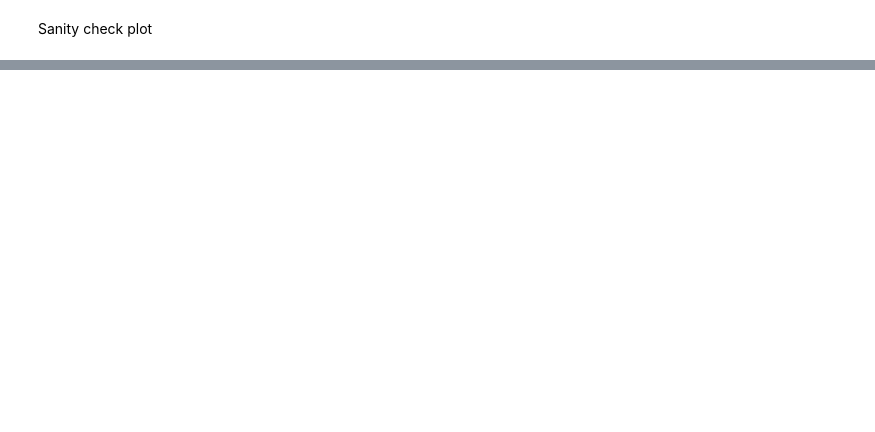
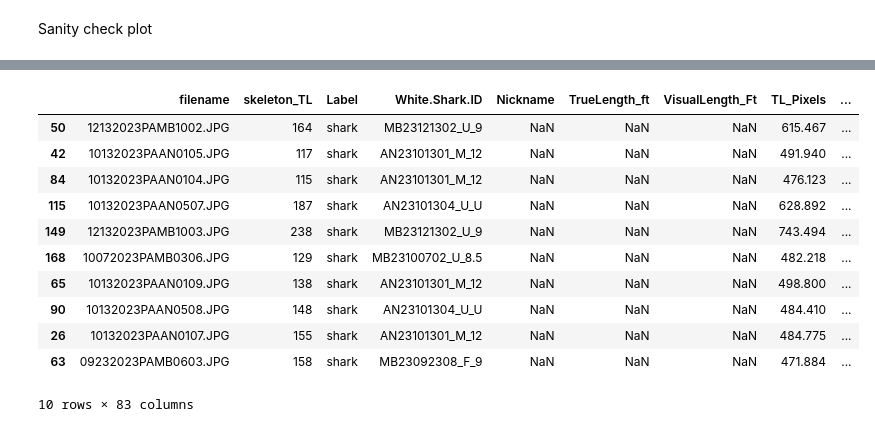
Before and after one commit to alexandradigiacomo/sharkbody_seg, a Jupyter notebook: notebooks/test_offline_eval.ipynb, the cells around one changed output, grey strips where cells are left out. Cells and saved outputs as stored; diff of their text form; code cells hidden in the pictures; blank space fills up the shorter version.

Commit message:
testing of high residual cases

```diff
--- a/notebooks/test_offline_eval.ipynb
+++ b/notebooks/test_offline_eval.ipynb
@@ -14,6 +14,6 @@ def skeleton(mask):
     skeleton = skeletonize(mask)
     return skeleton
 
-def skeleton_TL(mask):
+def skeleton_length(mask):
     skeleton_length = np.sum(skeletonize(mask))
     return skeleton_length
@@ -84,0 +135,19 @@ df_meta
+# %%
+merged_df['abs_resid'] = (merged_df['TL_Pixels'] - merged_df['TL_pixels_skeleton_transf']).abs()
+# %%
+# most extreme differences
+top_residuals = merged_df.nlargest(10, 'abs_resid')
+top_residuals
+# %% [output]
+|  | filename | skeleton_TL | Label | White.Shark.ID | Nickname | TrueLength_ft | VisualLength_Ft | TL_Pixels | ... |
+| 50 | 12132023PAMB1002.JPG | 164 | shark | MB23121302_U_9 | NaN | NaN | NaN | 615.467 | ... |
+| 42 | 10132023PAAN0105.JPG | 117 | shark | AN23101301_M_12 | NaN | NaN | NaN | 491.940 | ... |
+| 84 | 10132023PAAN0104.JPG | 115 | shark | AN23101301_M_12 | NaN | NaN | NaN | 476.123 | ... |
+| 115 | 10132023PAAN0507.JPG | 187 | shark | AN23101304_U_U | NaN | NaN | NaN | 628.892 | ... |
+| 149 | 12132023PAMB1003.JPG | 238 | shark | MB23121302_U_9 | NaN | NaN | NaN | 743.494 | ... |
+| 168 | 10072023PAMB0306.JPG | 129 | shark | MB23100702_U_8.5 | NaN | NaN | NaN | 482.218 | ... |
+| 65 | 10132023PAAN0109.JPG | 138 | shark | AN23101301_M_12 | NaN | NaN | NaN | 498.800 | ... |
+| 90 | 10132023PAAN0508.JPG | 148 | shark | AN23101304_U_U | NaN | NaN | NaN | 484.410 | ... |
+| 26 | 10132023PAAN0107.JPG | 155 | shark | AN23101301_M_12 | NaN | NaN | NaN | 484.775 | ... |
+| 63 | 09232023PAMB0603.JPG | 158 | shark | MB23092308_F_9 | NaN | NaN | NaN | 471.884 | ... |
+10 rows × 83 columns
```
Also changed, not shown: parts of 11 cells of this notebook.
